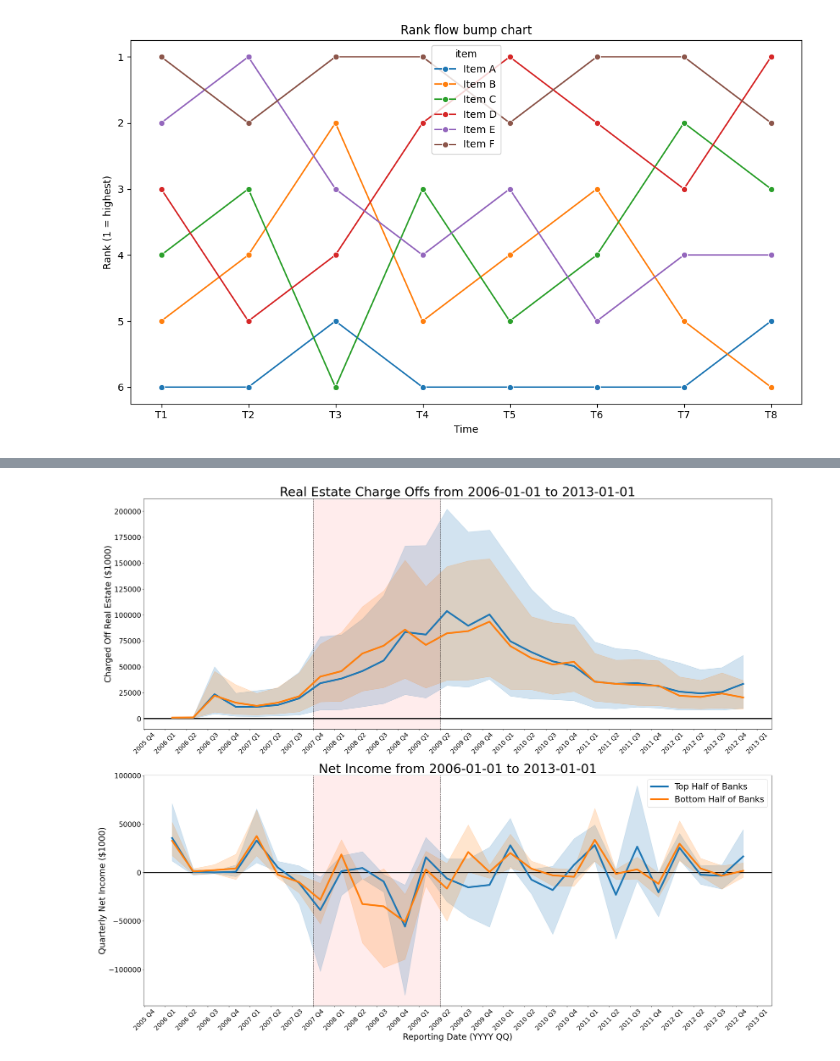
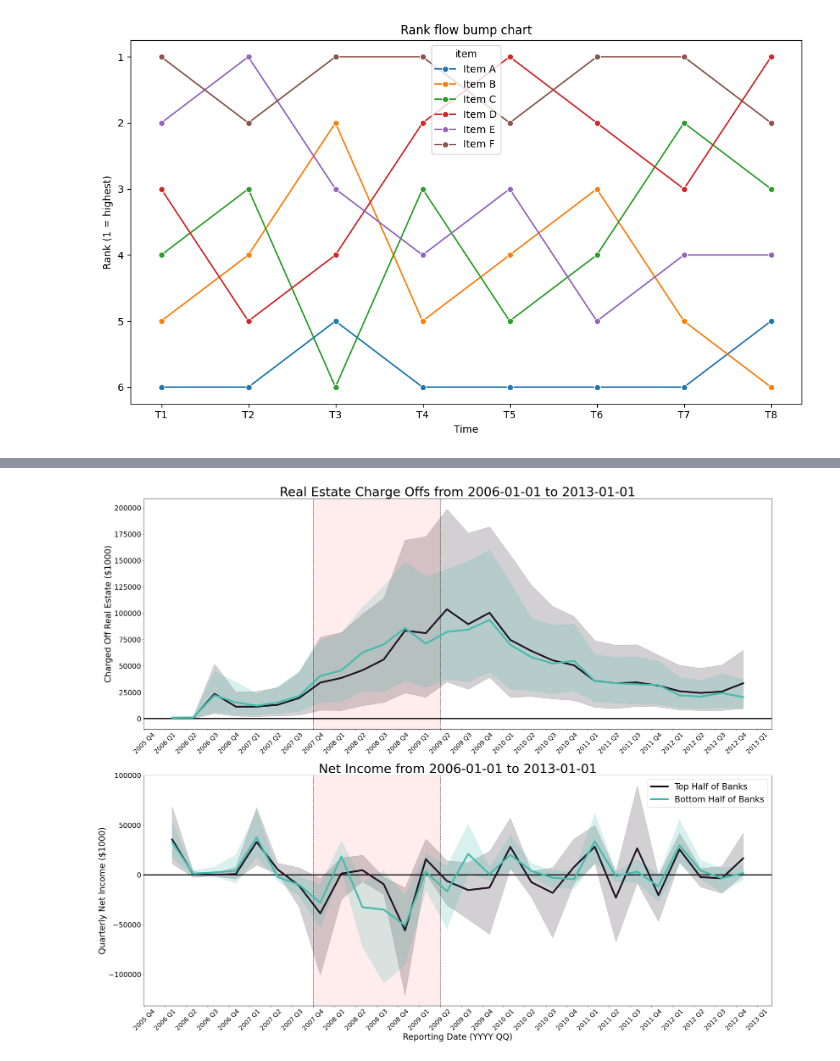
Before and after one commit to jmanacid1/DSE-Project, a Jupyter notebook: Descriptive_Analysis/notebooks/Crash and Asset Visualizations over time.ipynb, the cells around one changed output, grey strips where cells are left out. Saved outputs shown, nothing was run; the diff lists cells and outputs as text; code cells hidden in the pictures.

Commit message:
try mako colors for plots

```diff
--- a/Descriptive_Analysis/notebooks/Crash and Asset Visualizations over time.ipynb
+++ b/Descriptive_Analysis/notebooks/Crash and Asset Visualizations over time.ipynb
@@ -318,38 +318,41 @@ axes[0].axhline(y=0, color='k', linestyle='-', linewidth=3)
 axes[0].axvspan(pd.Timestamp("2007-12-01"),
            pd.Timestamp("2009-06-01"),
            color='red',
            alpha=0.075)
 
 axes[1].axvline(x=pd.Timestamp("2007-12-01"), color='k', linestyle='--', linewidth=1)
 axes[1].axvline(x=pd.Timestamp("2009-6-01"), color='k', linestyle='--', linewidth=1)
 axes[1].axhline(y=0, color='k', linestyle='-', linewidth=3)
 
 axes[1].axvspan(pd.Timestamp("2007-12-01"),
            pd.Timestamp("2009-06-01"),
            color='red',
            alpha=0.075)
 
-sns.lineplot(data=sns_combined_df_top_half_2008, x='quarter', y=y, ax=axes[0], linewidth=5)
-sns.lineplot(data=sns_combined_df_bottom_half_2008, x='quarter', y=y, ax=axes[0], linewidth=5)
+top_half_color = sns.color_palette("mako", 10)[0]
+bottom_half_color = sns.color_palette("mako", 10)[7]
 
-sns.lineplot(data=sns_combined_df_top_half_2008, x='quarter', y='Quarterly_NET_INCOME', label = 'Top Half of Banks', ax=axes[1], linewidth=5)
-sns.lineplot(data=sns_combined_df_bottom_half_2008, x='quarter', y='Quarterly_NET_INCOME', label = 'Bottom Half of Banks', ax=axes[1], linewidth=5)
+sns.lineplot(data=sns_combined_df_top_half_2008, x='quarter', y=y, ax=axes[0], linewidth=5, color=top_half_color)
+sns.lineplot(data=sns_combined_df_bottom_half_2008, x='quarter', y=y, ax=axes[0], linewidth=5, color=bottom_half_color)
+
+sns.lineplot(data=sns_combined_df_top_half_2008, x='quarter', y='Quarterly_NET_INCOME', label = 'Top Half of Banks', ax=axes[1], linewidth=5, color=top_half_color)
+sns.lineplot(data=sns_combined_df_bottom_half_2008, x='quarter', y='Quarterly_NET_INCOME', label = 'Bottom Half of Banks', ax=axes[1], linewidth=5, color=bottom_half_color)
 
 axes[0].tick_params(axis='x', rotation=45, labelsize = 18)
 axes[0].tick_params(axis='y', labelsize = 20)
 axes[0].set_xlabel('')
 axes[0].set_ylabel('Charged Off Real Estate ($1000)', fontsize = 24)
 
 axes[1].tick_params(axis='x', rotation=45, labelsize = 18)
 axes[1].tick_params(axis='y', labelsize = 20)
 axes[1].set_xlabel('Reporting Date (YYYY QQ)', fontsize = 24)
 axes[1].set_ylabel('Quarterly Net Income ($1000)', fontsize = 24)
 
 plt.legend(fontsize=24)
 
 plt.savefig('../outputs/2008_Real_Estate_Charge_Offs_And_Net_Income_Full_Figure.png', dpi=300)
 # %% [output]
-[figure, old version]
+[figure, new version]
 # %%
 #full figure for covid
 
```
Also changed, not shown: parts of 2 cells of this notebook, 2 other files.
